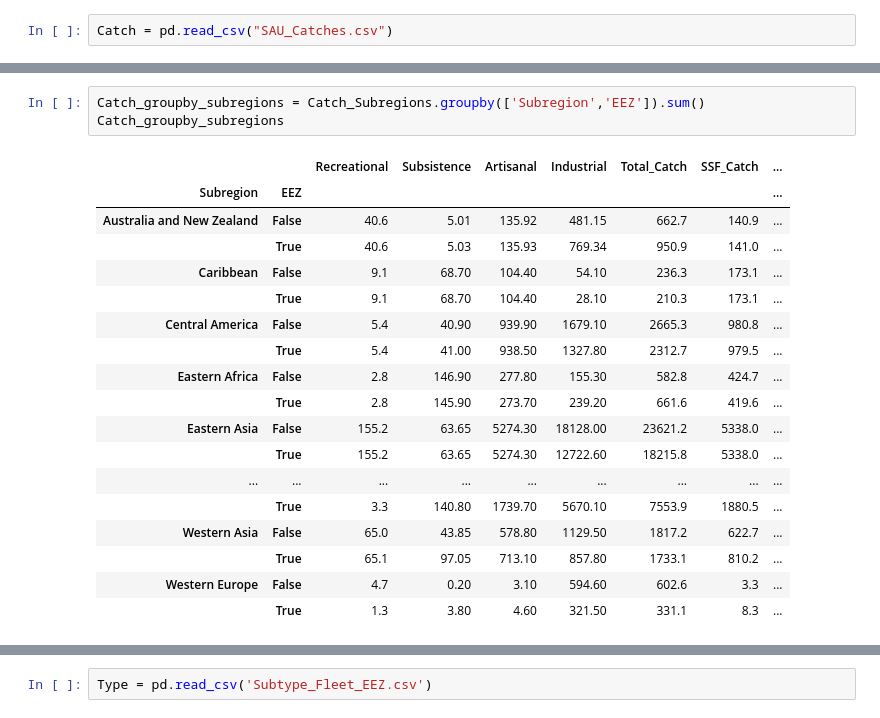
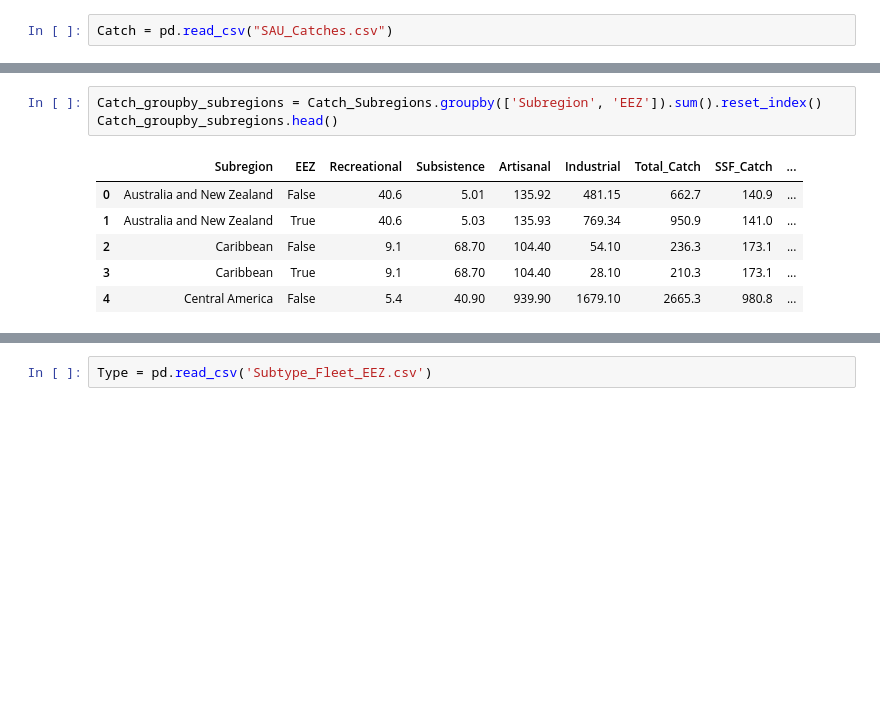
Before and after one commit to annaschu/subsidies, a Jupyter notebook: Subsidies.ipynb, the cells around one changed output, grey strips where cells are left out. Drawn from its saved outputs; the diff is of its cells as text; blank space fills up the shorter version.

```diff
--- a/Subsidies.ipynb
+++ b/Subsidies.ipynb
@@ -537,25 +270,13 @@ Catch_Subregions
 # %%
-Catch_groupby_subregions = Catch_Subregions.groupby(['Subregion','EEZ']).sum()
-Catch_groupby_subregions
+Catch_groupby_subregions = Catch_Subregions.groupby(['Subregion', 'EEZ']).sum().reset_index()
+Catch_groupby_subregions.head()
 # %% [output]
-|  |  | Recreational | Subsistence | Artisanal | Industrial | Total_Catch | SSF_Catch | ... |
-| Subregion | EEZ |  |  |  |  |  |  | ... |
-| Australia and New Zealand | False | 40.6 | 5.01 | 135.92 | 481.15 | 662.7 | 140.9 | ... |
-|  | True | 40.6 | 5.03 | 135.93 | 769.34 | 950.9 | 141.0 | ... |
-| Caribbean | False | 9.1 | 68.70 | 104.40 | 54.10 | 236.3 | 173.1 | ... |
-|  | True | 9.1 | 68.70 | 104.40 | 28.10 | 210.3 | 173.1 | ... |
-| Central America | False | 5.4 | 40.90 | 939.90 | 1679.10 | 2665.3 | 980.8 | ... |
-|  | True | 5.4 | 41.00 | 938.50 | 1327.80 | 2312.7 | 979.5 | ... |
-| Eastern Africa | False | 2.8 | 146.90 | 277.80 | 155.30 | 582.8 | 424.7 | ... |
-|  | True | 2.8 | 145.90 | 273.70 | 239.20 | 661.6 | 419.6 | ... |
-| Eastern Asia | False | 155.2 | 63.65 | 5274.30 | 18128.00 | 23621.2 | 5338.0 | ... |
-|  | True | 155.2 | 63.65 | 5274.30 | 12722.60 | 18215.8 | 5338.0 | ... |
-| ... | ... | ... | ... | ... | ... | ... | ... | ... |
-|  | True | 3.3 | 140.80 | 1739.70 | 5670.10 | 7553.9 | 1880.5 | ... |
-| Western Asia | False | 65.0 | 43.85 | 578.80 | 1129.50 | 1817.2 | 622.7 | ... |
-|  | True | 65.1 | 97.05 | 713.10 | 857.80 | 1733.1 | 810.2 | ... |
-| Western Europe | False | 4.7 | 0.20 | 3.10 | 594.60 | 602.6 | 3.3 | ... |
-|  | True | 1.3 | 3.80 | 4.60 | 321.50 | 331.1 | 8.3 | ... |
+|  | Subregion | EEZ | Recreational | Subsistence | Artisanal | Industrial | Total_Catch | SSF_Catch | ... |
+| 0 | Australia and New Zealand | False | 40.6 | 5.01 | 135.92 | 481.15 | 662.7 | 140.9 | ... |
+| 1 | Australia and New Zealand | True | 40.6 | 5.03 | 135.93 | 769.34 | 950.9 | 141.0 | ... |
+| 2 | Caribbean | False | 9.1 | 68.70 | 104.40 | 54.10 | 236.3 | 173.1 | ... |
+| 3 | Caribbean | True | 9.1 | 68.70 | 104.40 | 28.10 | 210.3 | 173.1 | ... |
+| 4 | Central America | False | 5.4 | 40.90 | 939.90 | 1679.10 | 2665.3 | 980.8 | ... |
 # %%
 for col in Catch_groupby_subregions:
     print col, Catch_groupby_subregions[col].dtypes
```
Also changed, not shown: parts of 41 cells of this notebook.
